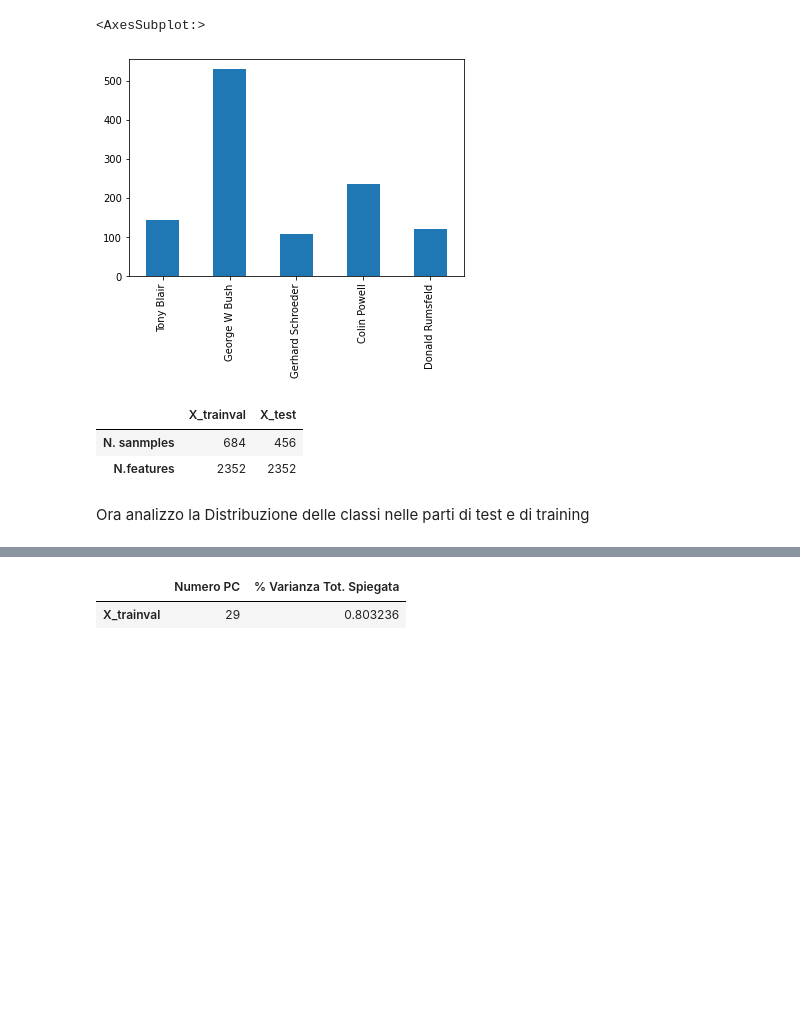
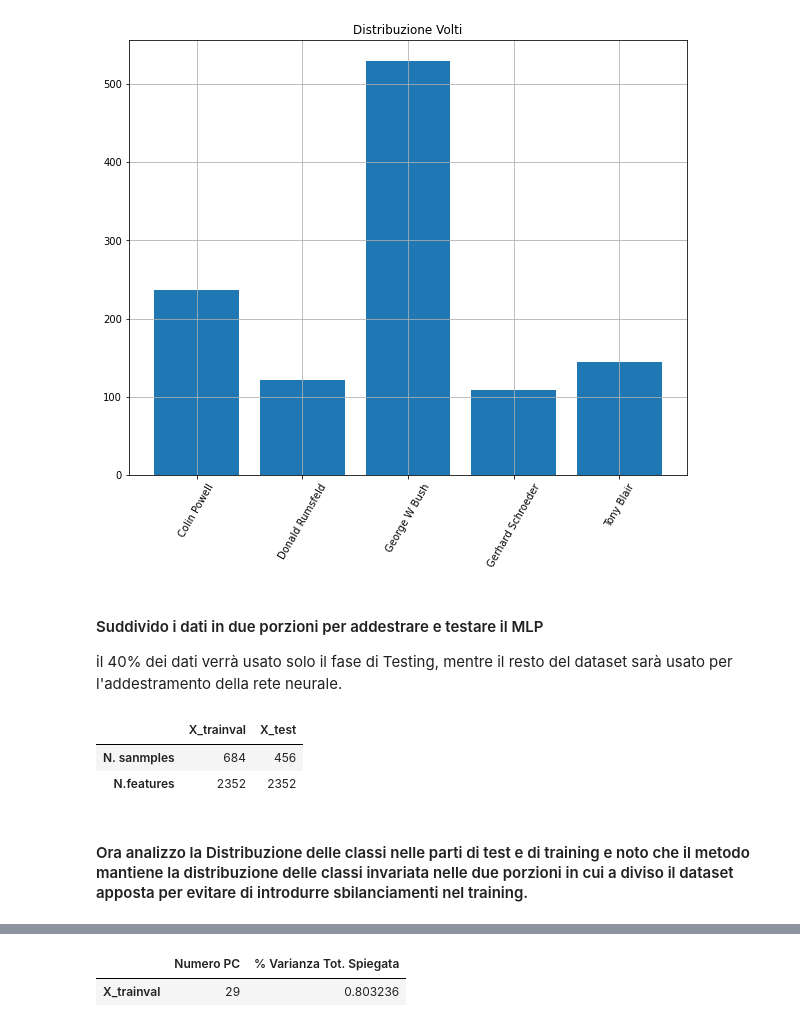
Before and after one commit to Edoxy/MIA, a Jupyter notebook: Tesina/Tesina.ipynb, the cells around one changed output, grey strips where cells are left out. Cells and saved outputs as stored; diff of their text form; code cells hidden in the pictures; blank space fills up the shorter version.

```diff
--- a/Tesina/Tesina.ipynb
+++ b/Tesina/Tesina.ipynb
@@ -32,10 +36,17 @@ Ora Visualizzo la distribuzione di immagini nelle classi
 # %%
 face_df = pd.DataFrame(face_targets)
 face_df['target_names'] = [face_tnames[t] for t in face_df[0]]
-face_df['target_names'].value_counts(sort = False).plot.bar()
+plt.figure(figsize=(10, 8))
+plt.title('Distribuzione Volti')
+plt.bar(np.arange(len(face_tnames)), face_df[0].value_counts(sort = False))
+plt.xticks(np.arange(len(face_tnames)), labels = face_tnames, rotation = 60)
+plt.grid()
+plt.show()
 # %% [output]
-<AxesSubplot:>
-[figure, old version]
+[figure, new version]
+# %% [markdown]
+#### Suddivido i dati in due porzioni per addestrare e testare il MLP
+il 40% dei dati verrà usato solo il fase di Testing, mentre il resto del dataset sarà usato per l'addestramento della rete neurale.
 # %%
 random_state = 20212207
 test_p = 0.4
@@ -48,6 +59,6 @@ display(pd.DataFrame({'X_trainval': X_trainval.shape, 'X_test': X_test.shape}, i
 |  | X_trainval | X_test |
 | N. sanmples | 684 | 456 |
 | N.features | 2352 | 2352 |
-# %% [markdown]
-Ora analizzo la Distribuzione delle classi nelle parti di test e di training
+# %% [markdown]
+#### Ora analizzo la Distribuzione delle classi nelle parti di test e di training e noto che il metodo mantiene la distribuzione delle classi invariata nelle due porzioni in cui a diviso il dataset apposta per evitare di introdurre sbilanciamenti nel training.
 # %%
```
Also changed, not shown: parts of 30 cells of this notebook, 2 other files.
